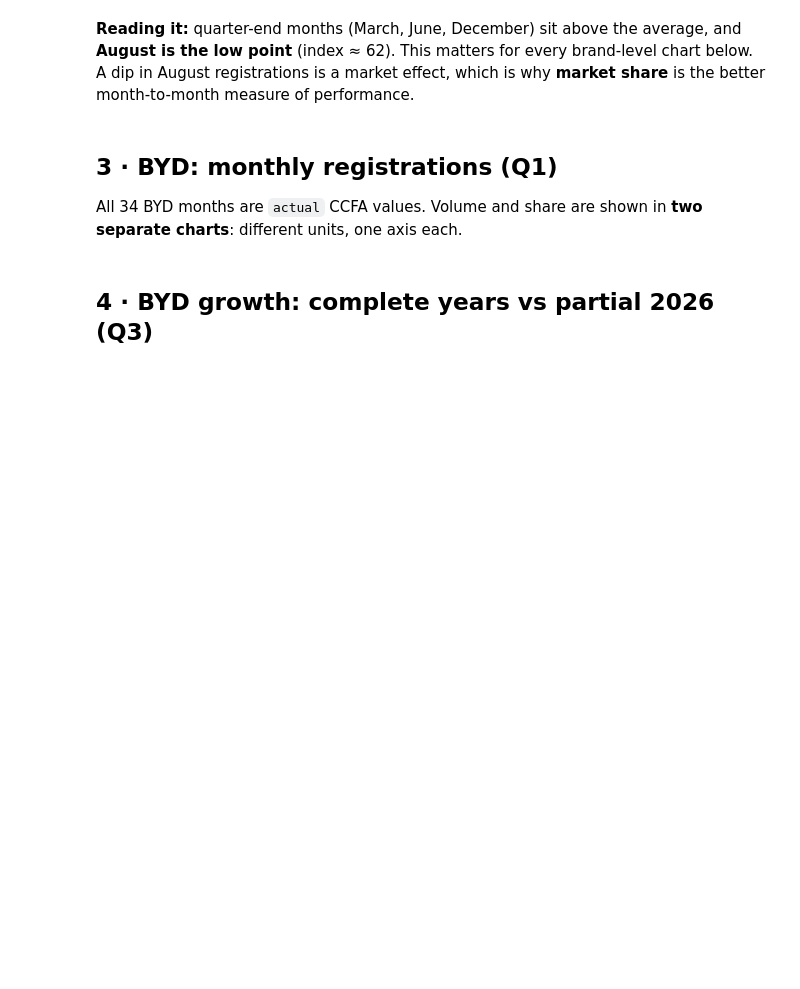
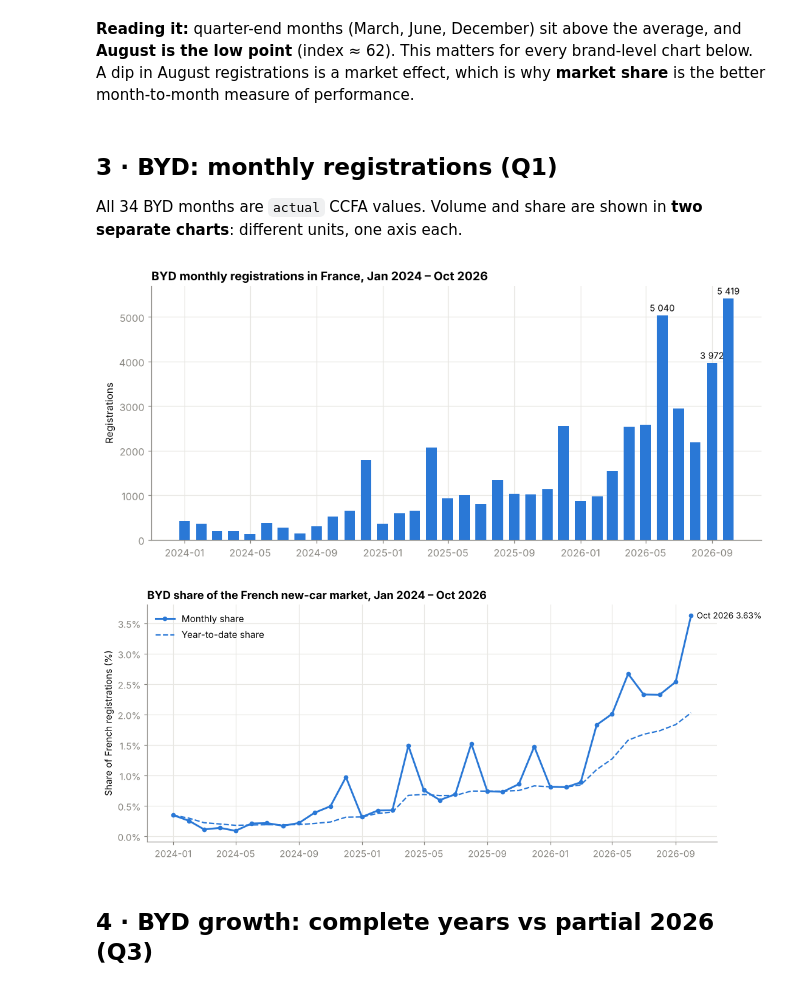
Before and after one commit to Zaheermuhammadasad/byd-france-bi, a Jupyter notebook: notebooks/03_eda.ipynb, the cells around one changed output. Cells and saved outputs as stored; diff of their text form; code cells hidden in the pictures; blank space fills up the shorter version.

```diff
--- a/notebooks/03_eda.ipynb
+++ b/notebooks/03_eda.ipynb
@@ -154,23 +193,27 @@ All 34 BYD months are `actual` CCFA values. Volume and share are shown in **two
 # %%
 byd = bm[bm.brand == "BYD"].set_index("date").sort_index()
 assert (byd.value_type == "actual").all()
 
 fig, ax = plt.subplots()
 ax.bar(byd.index, byd.registrations_month, width=20, color=BRAND_COLORS["BYD"])
 ax.set_ylabel("Registrations")
 ax.set_title("BYD monthly registrations in France, Jan 2024 – Oct 2026")
 for d, v in byd.registrations_month.nlargest(3).items():
     ax.annotate(f"{int(v):,}".replace(",", " "), (d, v), xytext=(0, 4), textcoords="offset points", ha="center", fontsize=9)
 plt.show()
 
 fig, ax = plt.subplots()
 ax.plot(byd.index, byd.share_month_pct, color=BRAND_COLORS["BYD"], marker="o", ms=4, label="Monthly share")
 ax.plot(byd.index, byd.share_ytd_pct, color=BRAND_COLORS["BYD"], ls="--", lw=1.5, label="Year-to-date share")
 ax.yaxis.set_major_formatter(mtick.PercentFormatter(decimals=1))
-ax.set_title("BYD share of the French new-car market")
+ax.set_ylabel("Share of French registrations (%)")
+ax.set_title("BYD share of the French new-car market, Jan 2024 – Oct 2026")
 ax.legend(loc="upper left")
 label_line_ends(ax, {"Oct 2026": byd.share_month_pct}, fmt="{:.2f}%")
 plt.show()
+# %% [output]
+[figure, added]
+[figure, added]
 # %% [markdown]
 ## 4 · BYD growth: complete years vs partial 2026 (Q3)
 # %%
```
Also changed, not shown: parts of 14 cells of this notebook.
